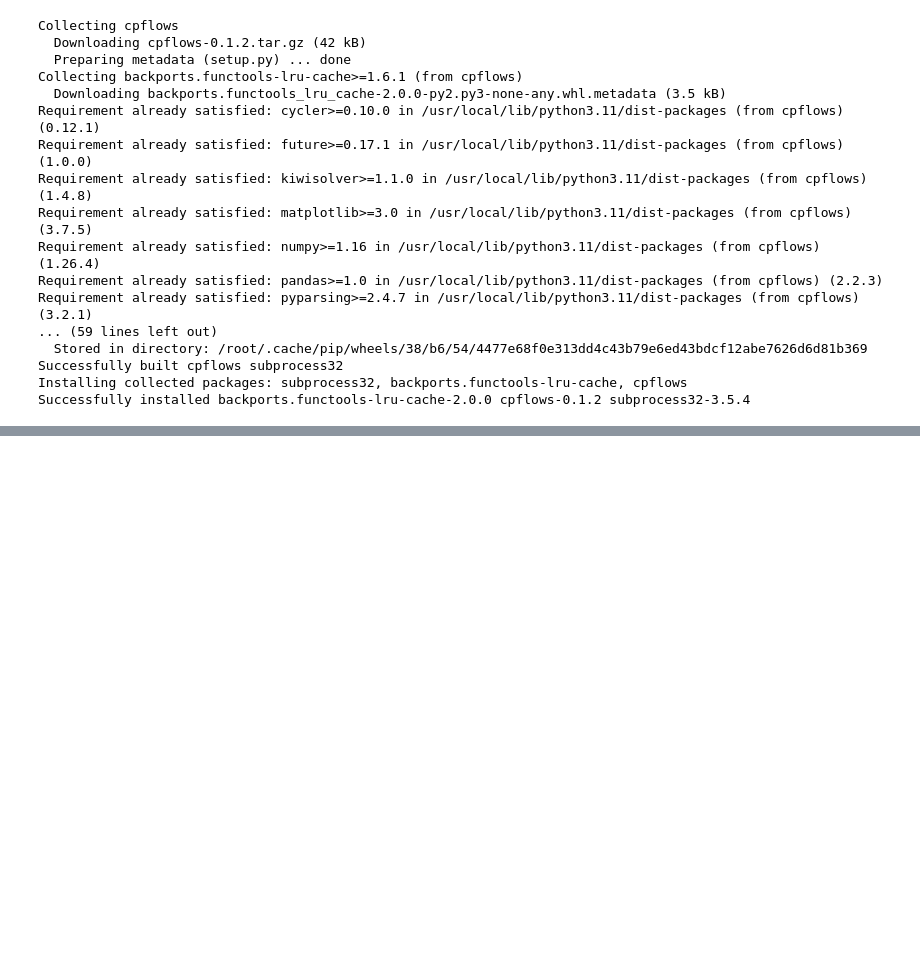
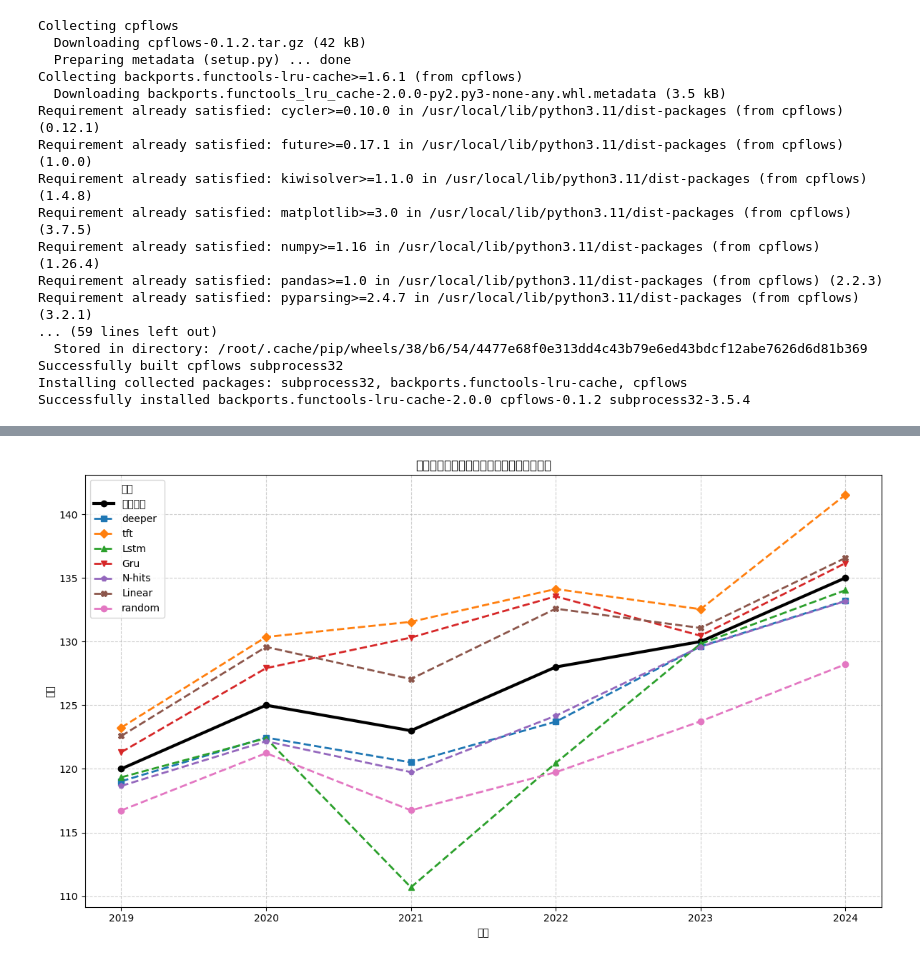
Before and after one commit to Festivalk/FFinance, a Jupyter notebook: pro.ipynb, the cells around one changed output, grey strips where cells are left out. Drawn from its saved outputs; the diff is of its cells as text; code cells hidden in the pictures; blank space fills up the shorter version.

```diff
--- a/pro.ipynb
+++ b/pro.ipynb
@@ -1029,0 +1064,61 @@ Successfully installed backports.functools-lru-cache-2.0.0 cpflows-0.1.2 subproc
+# %%
+import matplotlib.pyplot as plt
+
+# 定义年份（6 个时间点，示例为 2019～2024 年）
+years = [2019, 2020, 2021, 2022, 2023, 2024]
+
+# 假设的实际价格（虚构数据，仅用于对比展示）
+actual_prices = [120, 125, 123, 128, 130, 135]
+
+# 给出各模型在 6 个时间点上的 MAE 值（单位与实际价格一致假设）
+mae_data = {
+    "deeper": [1.9506, 5.0855, 4.9835, 8.5984, 0.7601, 3.5822],
+    "tft":    [6.4860, 10.7189, 17.0997, 12.2532, 5.0787, 13.0615],
+    "Lstm":   [1.3308, 5.1856, 24.6126, 15.0856, 0.3542, 1.9381],
+    "Gru":    [2.6182, 5.8213, 14.6226, 11.1031, 0.9135, 2.3153],
+    "N-hits": [2.6813, 5.6621, 6.5126, 7.6531, 0.8243, 3.6513],
+    "Linear": [5.1623, 9.1624, 8.1136, 9.1652, 2.1295, 3.1295],
+    "random": [6.5328, 7.5328, 12.5156, 16.5328, 12.5328, 13.5816]
+}
+
+# 为了构造“预测输出”，给每个模型设置一个方向偏差（仅模拟效果）
+# 正数表示预测值相对实际值偏高，负数表示偏低
+bias_sign = {
+    "deeper": -1,
+    "tft": 1,
+    "Lstm": -1,
+    "Gru": 1,
+    "N-hits": -1,
+    "Linear": 1,
+    "random": -1
+}
+
+# 根据 MAE 和方向偏差构造各模型的预测价格
+predicted_prices = {}
+for model, mae_values in mae_data.items():
+    sign = bias_sign.get(model, 1)
+    # 模拟构造预测值：采用公式 预测值 = 实际价格 + sign * (MAE/2)
+    preds = [act + sign * (mae/2) for act, mae in zip(actual_prices, mae_values)]
+    predicted_prices[model] = preds
+
+# --- 绘图 ---
+plt.figure(figsize=(12, 7))
+
+# 绘制实际价格曲线
+plt.plot(years, actual_prices, label="实际价格", marker="o", linestyle='-', linewidth=3, color="black")
+
+# 为每个模型绘制预测价格曲线
+markers = {"deeper": "s", "tft": "D", "Lstm": "^", "Gru": "v", "N-hits": "p", "Linear": "X", "random": "o"}
+for model, preds in predicted_prices.items():
+    plt.plot(years, preds, label=model, marker=markers.get(model, "o"), linestyle="--", linewidth=2)
+
+plt.xlabel("年份")
+plt.ylabel("价格")
+plt.title("模拟展示：各模型在数据价格上的输出对比")
+plt.xticks(years)
+plt.grid(linestyle="--", alpha=0.6)
+plt.legend(title="模型")
+plt.tight_layout()
+plt.show()
+# %% [output]
+[figure, added]
```
Also changed, not shown: parts of 2 cells of this notebook.
